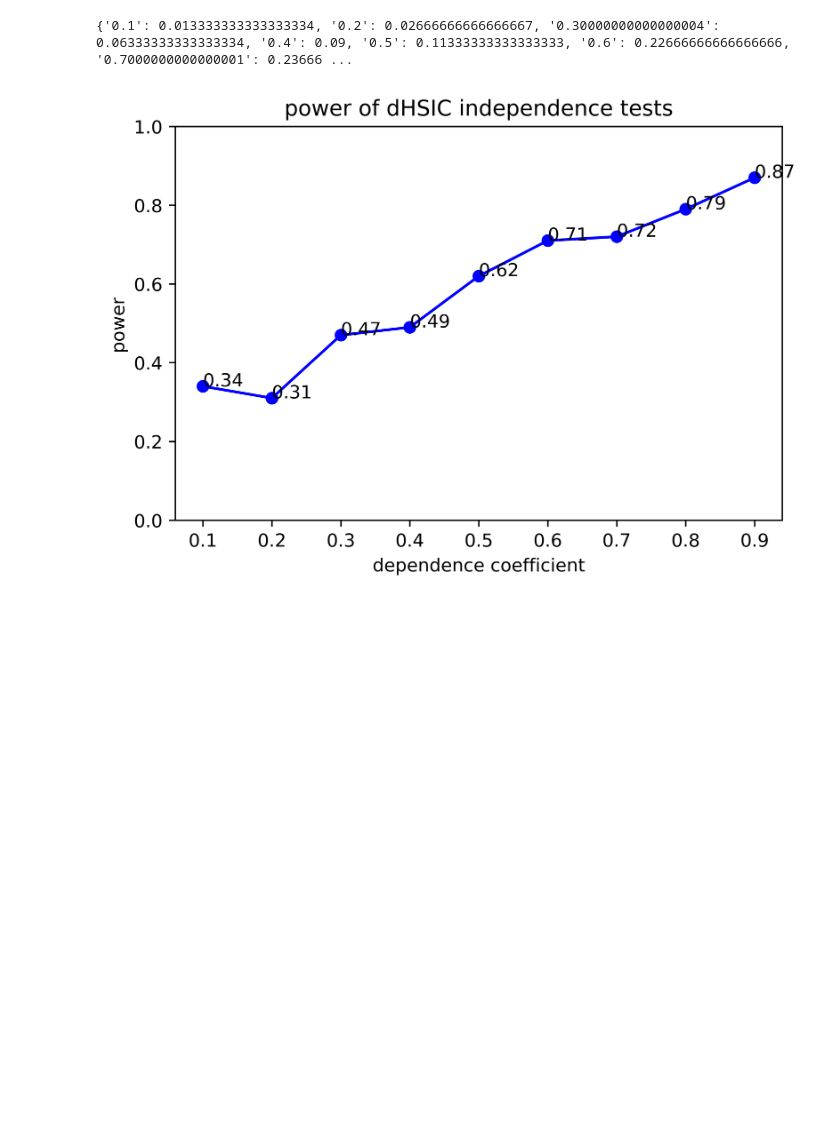
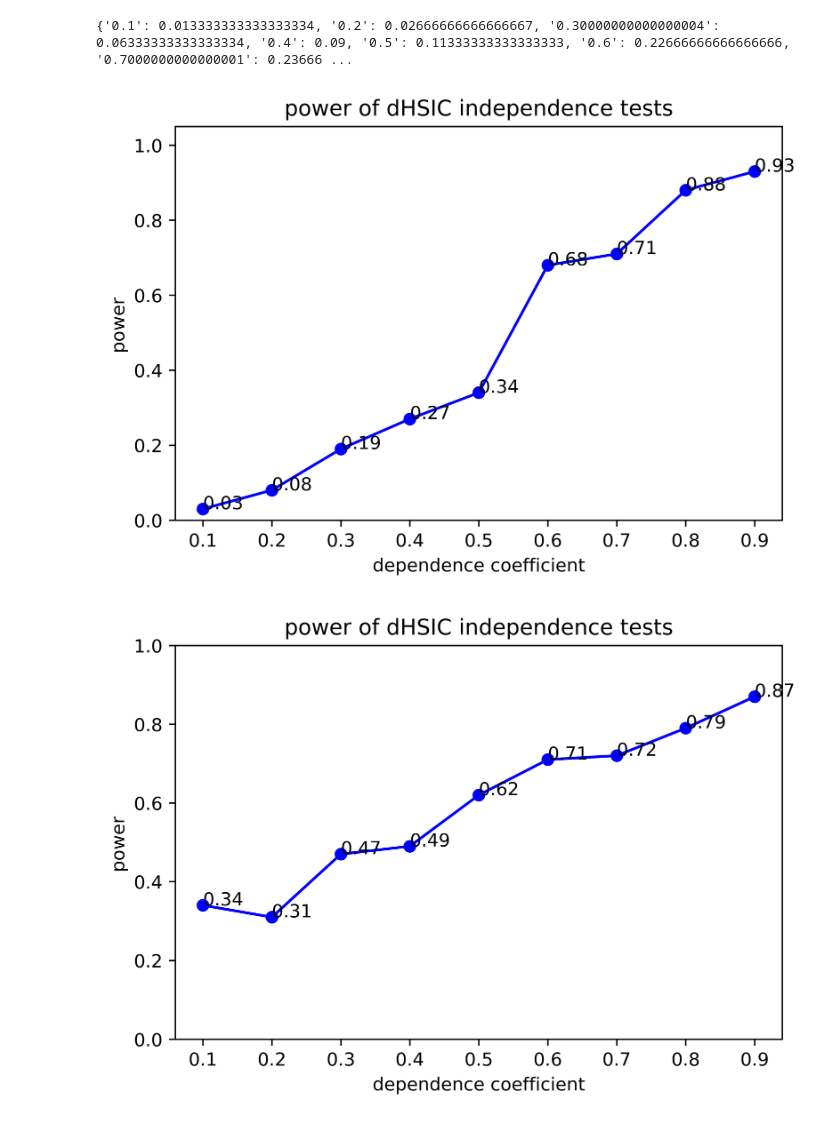
Before and after one commit to barahona-research-group/dHSIC_ts, a Jupyter notebook: examples/stationary_eg.ipynb, the cells around one changed output. Cells and saved outputs as stored; diff of their text form; code cells hidden in the pictures; blank space fills up the shorter version.

```diff
--- a/examples/stationary_eg.ipynb
+++ b/examples/stationary_eg.ipynb
@@ -92,7 +92,7 @@ print(power)
 {'0.1': 0.013333333333333334, '0.2': 0.02666666666666667, '0.30000000000000004': 0.06333333333333334, '0.4': 0.09, '0.5': 0.11333333333333333, '0.6': 0.22666666666666666, '0.7000000000000001': 0.23666 ...
 # %%
 # new_values by right shifts
-power = {'0.1': 0.03,
+power_new = {'0.1': 0.03,
          '0.2': 0.08,
          '0.30000000000000004': 0.19,
          '0.4': 0.27,
@@ -101,6 +101,10 @@ power = {'0.1': 0.03,
          '0.7000000000000001': 0.71,
          '0.8': 0.88,
          '0.9': 0.93}
+# %%
+plot_test(list(power_new.values()), 'power')
+# %% [output]
+[figure, added]
 # %%
 # power1 = {'0.1': 0.34,
 #  '0.2': 0.31,
```
Also changed, not shown: parts of 4 cells of this notebook, 7 other files.
